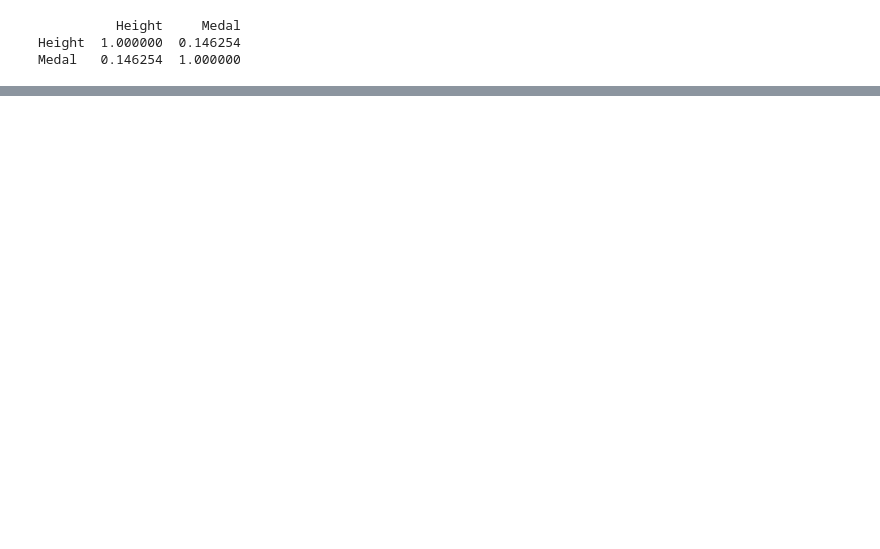
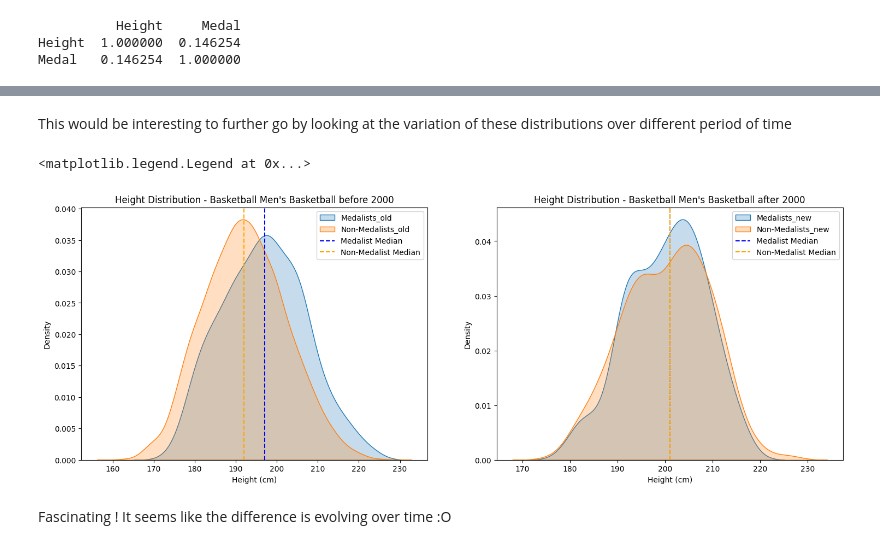
Before and after one commit to com-480-data-visualization/Vizionary, a Jupyter notebook: src/exploratory.ipynb, the cells around one changed output, grey strips where cells are left out. Drawn from its saved outputs; the diff is of its cells as text; code cells hidden in the pictures; blank space fills up the shorter version.

```diff
--- a/src/exploratory.ipynb
+++ b/src/exploratory.ipynb
@@ -443,0 +311,40 @@ df.head()
+# %% [markdown]
+This would be interesting to further go by looking at the variation of these distributions over different period of time
+# %%
+event_name = "Basketball Men\'s Basketball" #distribution_results.iloc[0]['Event']
+
+event_data = df[df['Event'] == event_name].copy()
+
+cutoff_year = 2000
+event_old = event_data[event_data['Year'] <= cutoff_year]
+event_new = event_data[event_data['Year'] >  cutoff_year]
+medalists_old = event_old[event_old['Medal_numeric'] == 1]
+non_medalists_old = event_old[event_old['Medal_numeric'] == 0]
+
+medalists_new = event_new[event_new['Medal_numeric'] == 1]
+non_medalists_new = event_new[event_new['Medal_numeric'] == 0]
+
+fig, axes = plt.subplots(1, 2, figsize=(18, 6))
+
+# Height
+sns.kdeplot(medalists_old['Height'].dropna(), ax=axes[0], label='Medalists_old', fill=True)
+sns.kdeplot(non_medalists_old['Height'].dropna(), ax=axes[0], label='Non-Medalists_old', fill=True)
+axes[0].set_title(f'Height Distribution - {event_name} before {cutoff_year}')
+axes[0].set_xlabel('Height (cm)')
+axes[0].axvline(medalists_old['Height'].median(), color='blue', linestyle='--', label='Medalist Median')
+axes[0].axvline(non_medalists_old['Height'].median(), color='orange', linestyle='--', label='Non-Medalist Median')
+axes[0].legend()
+
+
+sns.kdeplot(medalists_new['Height'].dropna(), ax=axes[1], label='Medalists_new', fill=True)
+sns.kdeplot(non_medalists_new['Height'].dropna(), ax=axes[1], label='Non-Medalists_new', fill=True)
+axes[1].set_title(f'Height Distribution - {event_name} after {cutoff_year}')
+axes[1].set_xlabel('Height (cm)')
+axes[1].axvline(medalists_new['Height'].median(), color='blue', linestyle='--', label='Medalist Median')
+axes[1].axvline(non_medalists_new['Height'].median(), color='orange', linestyle='--', label='Non-Medalist Median')
+axes[1].legend()
+# %% [output]
+<matplotlib.legend.Legend at 0x...>
+[figure, added]
+# %% [markdown]
+Fascinating ! It seems like the difference is evolving over time :O
```
Also changed, not shown: parts of 19 cells of this notebook.
